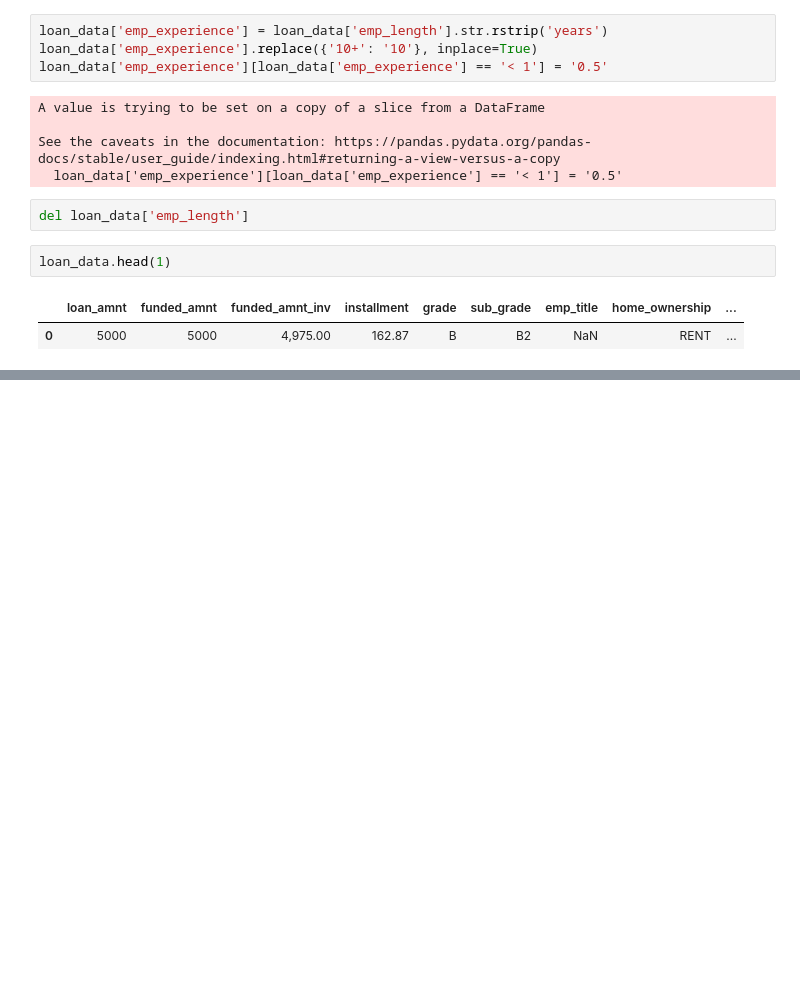
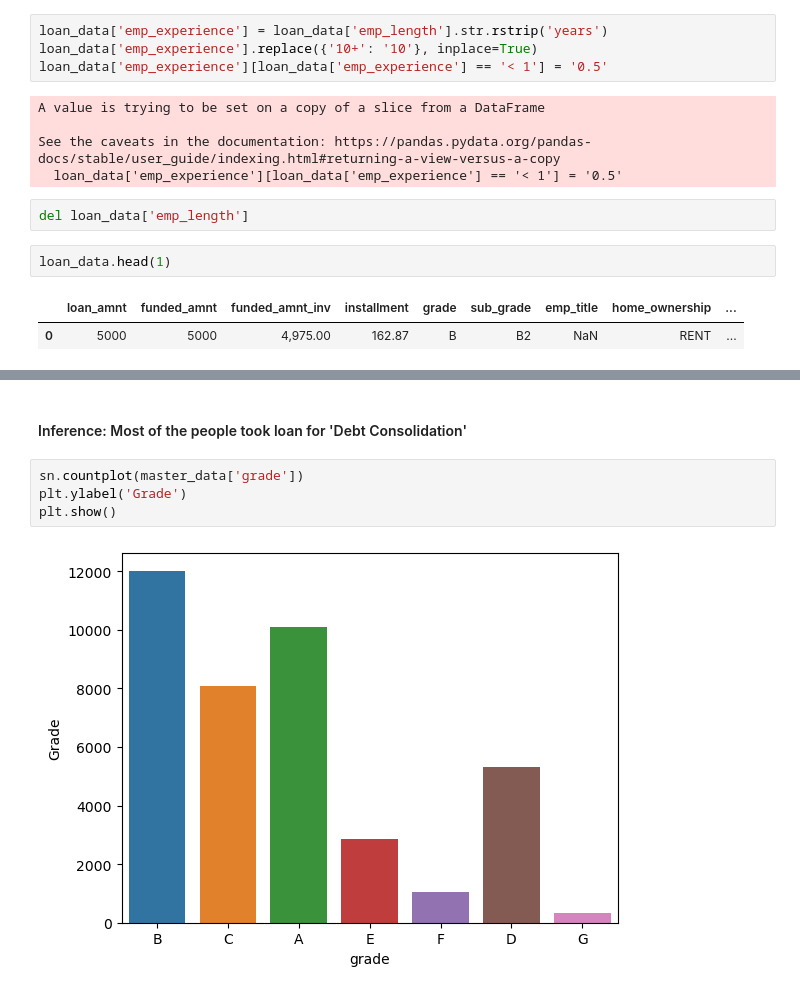
Before and after one commit to Sabarishx/Money-Lending-Analysis, a Jupyter notebook: EDA.ipynb, the cells around one changed output, grey strips where cells are left out. Saved outputs shown, nothing was run; the diff lists cells and outputs as text; blank space fills up the shorter version.

```diff
--- a/EDA.ipynb
+++ b/EDA.ipynb
@@ -582,0 +639,8 @@ loan_data.head(1)
+# %% [markdown]
+#### Inference: Most of the people took loan for 'Debt Consolidation'
+# %%
+sn.countplot(master_data['grade'])
+plt.ylabel('Grade')
+plt.show()
+# %% [output]
+[figure, added]
```
Also changed, not shown: parts of 25 cells of this notebook.
